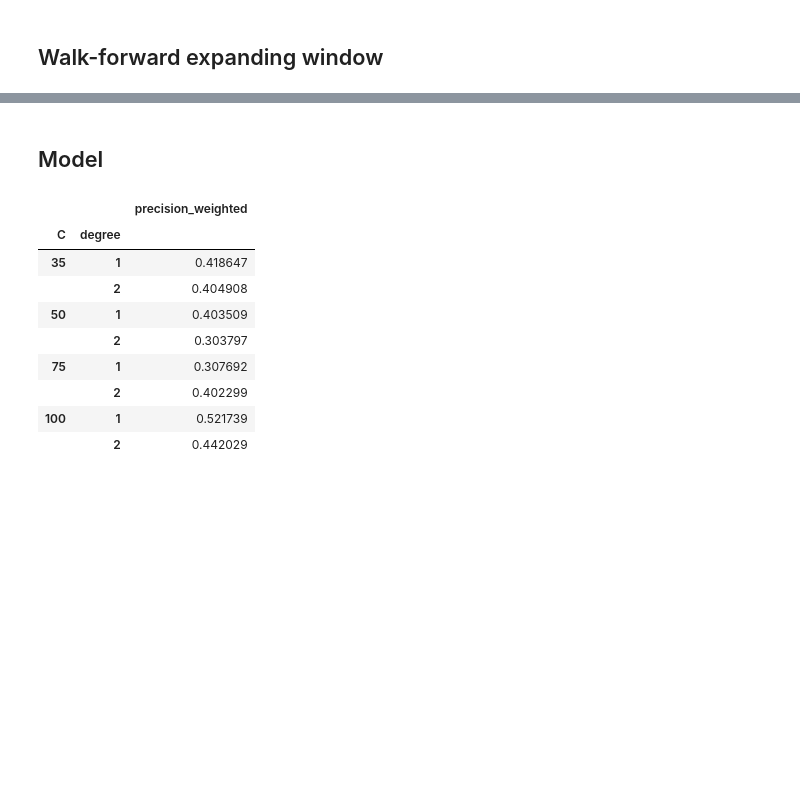
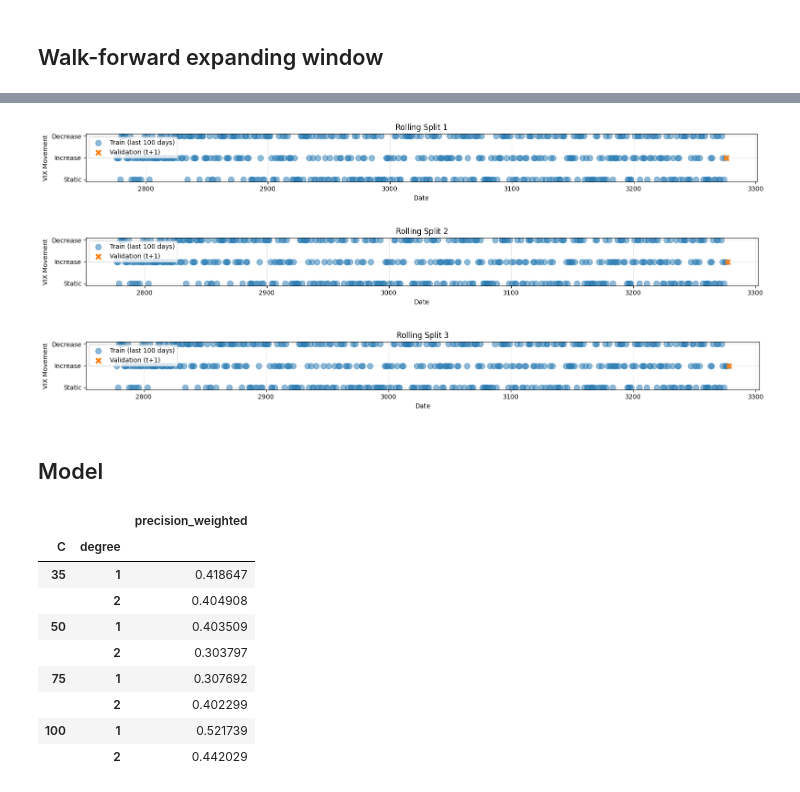
Before and after one commit to AFAcoding/Hierarchical-Regime-Aware-Stacked-Ensemble-for-Intra-day-VIX-Dynamics, a Jupyter notebook: Logistic_Classification.ipynb, the cells around one changed output, grey strips where cells are left out. Cells and saved outputs as stored; diff of their text form; code cells hidden in the pictures; blank space fills up the shorter version.

```diff
--- a/Logistic_Classification.ipynb
+++ b/Logistic_Classification.ipynb
@@ -208,3 +212,35 @@ Test Date: 2021-10-07
+# %%
+last_n_days = 500
+
+for i, (X_train, X_val, y_train, y_val) in enumerate(splits[:3]):
+
+    # Last part of training
+    y_train_last = y_train.iloc[-last_n_days:]
+
+    # Validation point
+    y_val_point = y_val
+
+    # PLOT
+    plt.figure(figsize=(16, 2))
+
+    plt.scatter(y_train_last.index, y_train_last,
+                label='Train (last 100 days)', s=80, alpha=0.5)
+
+    plt.scatter(y_val_point.index, y_val_point,
+                label='Validation (t+1)', s=60, marker='x', linewidths=3)
+
+    plt.xlabel("Date")
+    plt.ylabel("VIX Movement")
+    plt.yticks([0, 1, 2], ['Static', 'Increase', 'Decrease'])
+    plt.title(f"Rolling Split {i+1}")
+    plt.legend(loc='upper left')
+    plt.grid(alpha=0.3)
+    plt.tight_layout()
+    plt.show()
+# %% [output]
+[figure, added]
+[figure, added]
+[figure, added]
 # %% [markdown]
 ## Model
 # %%
```
Also changed, not shown: parts of 11 cells of this notebook.
